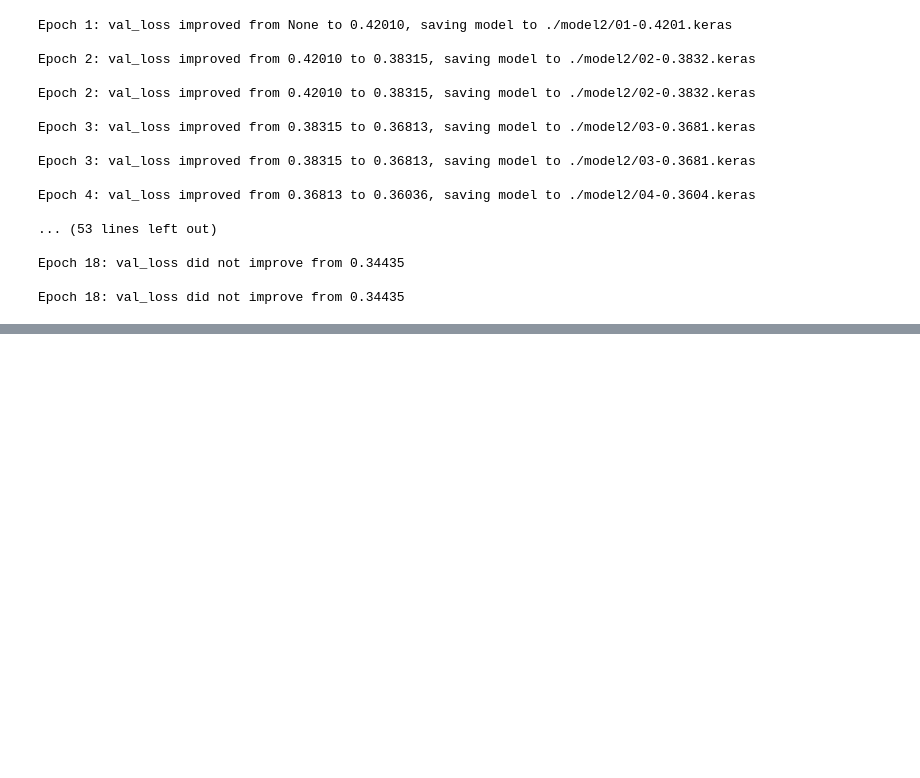
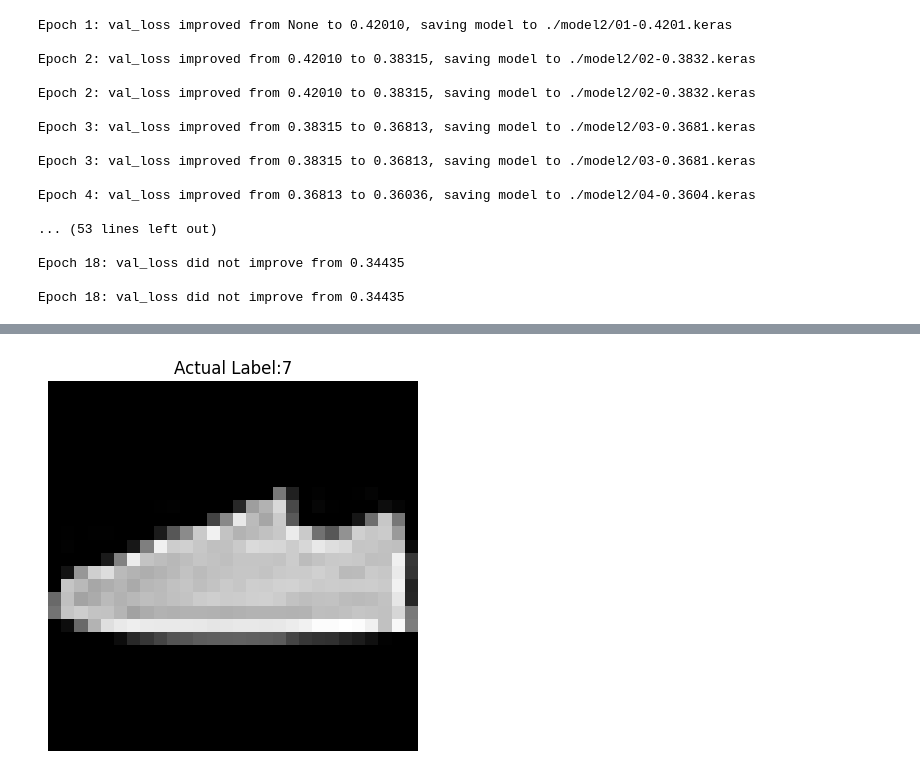
Before and after one commit to devwoo41/MSBC_Study, a Jupyter notebook: CNN_Fmnist.ipynb, the cells around one changed output, grey strips where cells are left out. Saved outputs shown, nothing was run; the diff lists cells and outputs as text; code cells hidden in the pictures; blank space fills up the shorter version.

```diff
--- a/CNN_Fmnist.ipynb
+++ b/CNN_Fmnist.ipynb
@@ -154,0 +201,11 @@ Epoch 18: val_loss did not improve from 0.34435
+# %%
+index=2025
+image=X_test[index]
+label=Y_class_test[index]
+# %%
+plt.imshow(image.reshape(28,28),cmap='gray')
+plt.title(f"Actual Label:{label}")
+plt.axis('off')
+plt.show()
+# %% [output]
+[figure, added]
```
Also changed, not shown: parts of 6 cells of this notebook.
